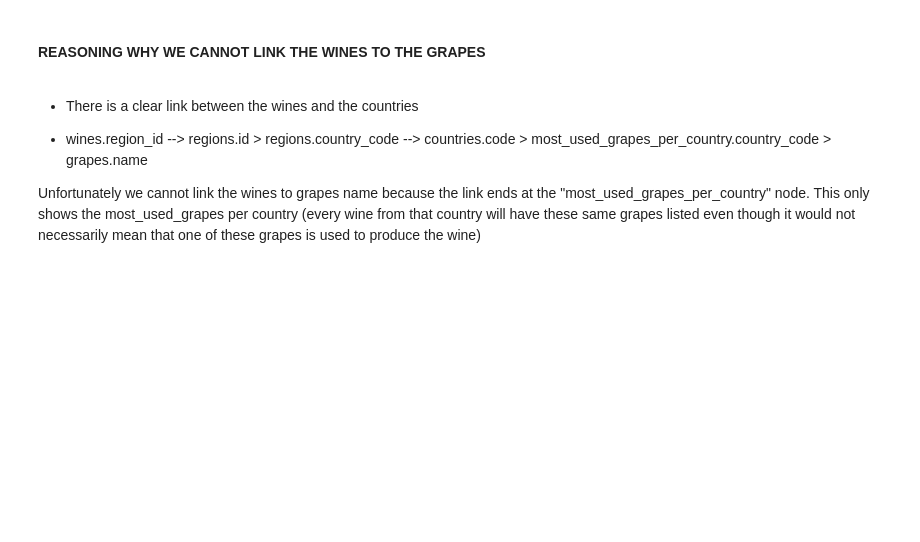
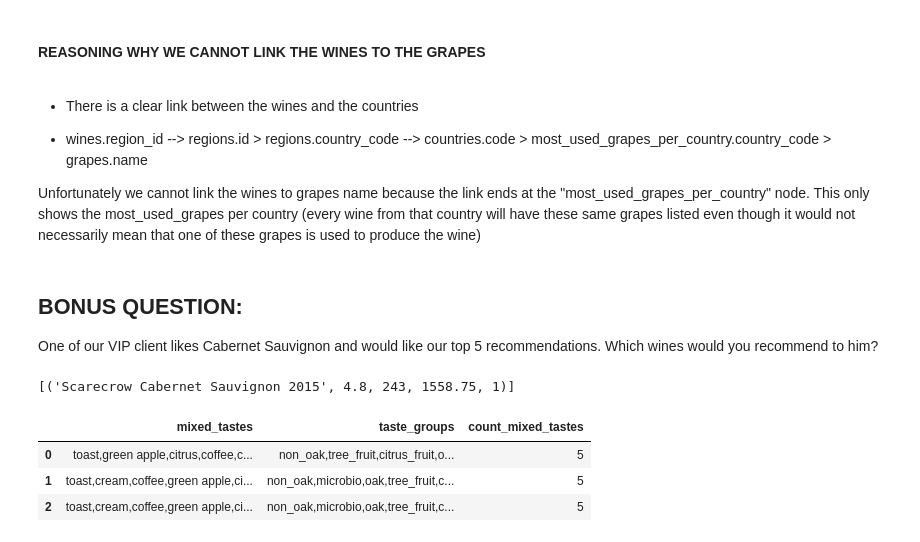
Before and after one commit to JonathanRabbi/Vivinio.Project, a Jupyter notebook: Visuals_niko.ipynb, the cells around one changed output. Drawn from its saved outputs; the diff is of its cells as text; code cells hidden in the pictures; blank space fills up the shorter version.

```diff
--- a/Visuals_niko.ipynb
+++ b/Visuals_niko.ipynb
@@ -225,3 +227,21 @@ cursor.fetchall()
 - wines.region_id --> regions.id > regions.country_code --> countries.code > most_used_grapes_per_country.country_code > grapes.name
 
 Unfortunately we cannot link the wines to grapes name because the link ends at the "most_used_grapes_per_country" node. This only shows the most_used_grapes per country (every wine from that country will have these same grapes listed even though it would not necessarily mean that one of these grapes is used to produce the wine)
+# %% [markdown]
+## BONUS QUESTION:
+One of our VIP client likes Cabernet Sauvignon and would like our top 5 recommendations. Which wines would you recommend to him?
+# %%
+cursor.execute( """SELECT vintages.name, vintages.ratings_average, vintages.ratings_count,vintages.price_euros, vintage_toplists_rankings.rank
+               FROM vintages
+               JOIN vintage_toplists_rankings ON vintages.id = vintage_toplists_rankings.vintage_id
+               JOIN wines ON wines.id = vintages.wine_id
+               WHERE wines.name = 'Cabernet Sauvignon'
+               ORDER BY vintages.ratings_count DESC, vintages.ratings_average DESC
+               LIMIT 5
+             """ )
+
+cursor.fetchall()
+
+# DOES NOT SAY MUCH
+# %% [output]
+[('Scarecrow Cabernet Sauvignon 2015', 4.8, 243, 1558.75, 1)]
@@ -227,0 +293,40 @@ Unfortunately we cannot link the wines to grapes name because the link ends at t
+# %%
+test = '''
+SELECT
+    GROUP_CONCAT(DISTINCT keywords.name) AS mixed_tastes,
+    GROUP_CONCAT(DISTINCT keywords_wine.group_name) AS taste_group,
+    COUNT(DISTINCT keywords.name) AS count_of_tastes
+FROM
+    wines
+JOIN
+    regions ON wines.region_id = regions.id
+JOIN
+    countries ON regions.country_code = countries.code
+JOIN
+    keywords_wine ON wines.id = keywords_wine.wine_id
+JOIN
+    keywords ON keywords_wine.keyword_id = keywords.id
+WHERE
+    keywords.name IN ('coffee', 'toast', 'green apple', 'cream', 'citrus')
+AND
+    keywords_wine.count > 10  -- More than 10 users confirmed the keywords
+AND
+    keywords_wine.keyword_type = 'primary'
+GROUP BY
+    wines.name
+HAVING
+    COUNT(DISTINCT keywords.name) >= 2
+ORDER BY count_of_tastes DESC, mixed_tastes DESC
+'''
+cursor.execute(test)
+data = cursor.fetchall()
+
+cols = ['mixed_tastes', 'taste_groups', 'count_mixed_tastes']
+df_13 = pd.DataFrame(data, columns=cols)
+# pd.set_option('display.max_rows', None)  # Display all rows
+df_13.head(3)
+# %% [output]
+|  | mixed_tastes | taste_groups | count_mixed_tastes |
+| 0 | toast,green apple,citrus,coffee,c... | non_oak,tree_fruit,citrus_fruit,o... | 5 |
+| 1 | toast,cream,coffee,green apple,ci... | non_oak,microbio,oak,tree_fruit,c... | 5 |
+| 2 | toast,cream,coffee,green apple,ci... | non_oak,microbio,oak,tree_fruit,c... | 5 |
```
Also changed, not shown: parts of 7 cells of this notebook, 1 other file.
